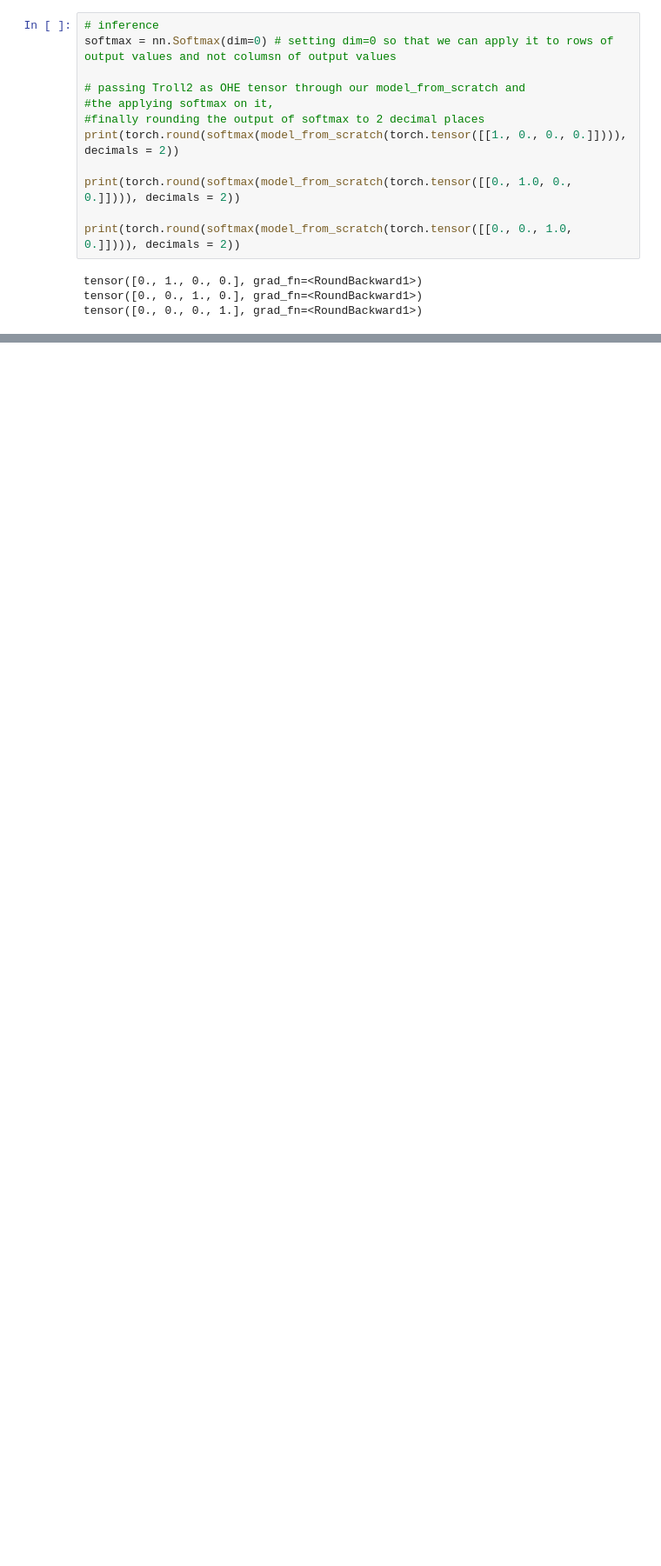
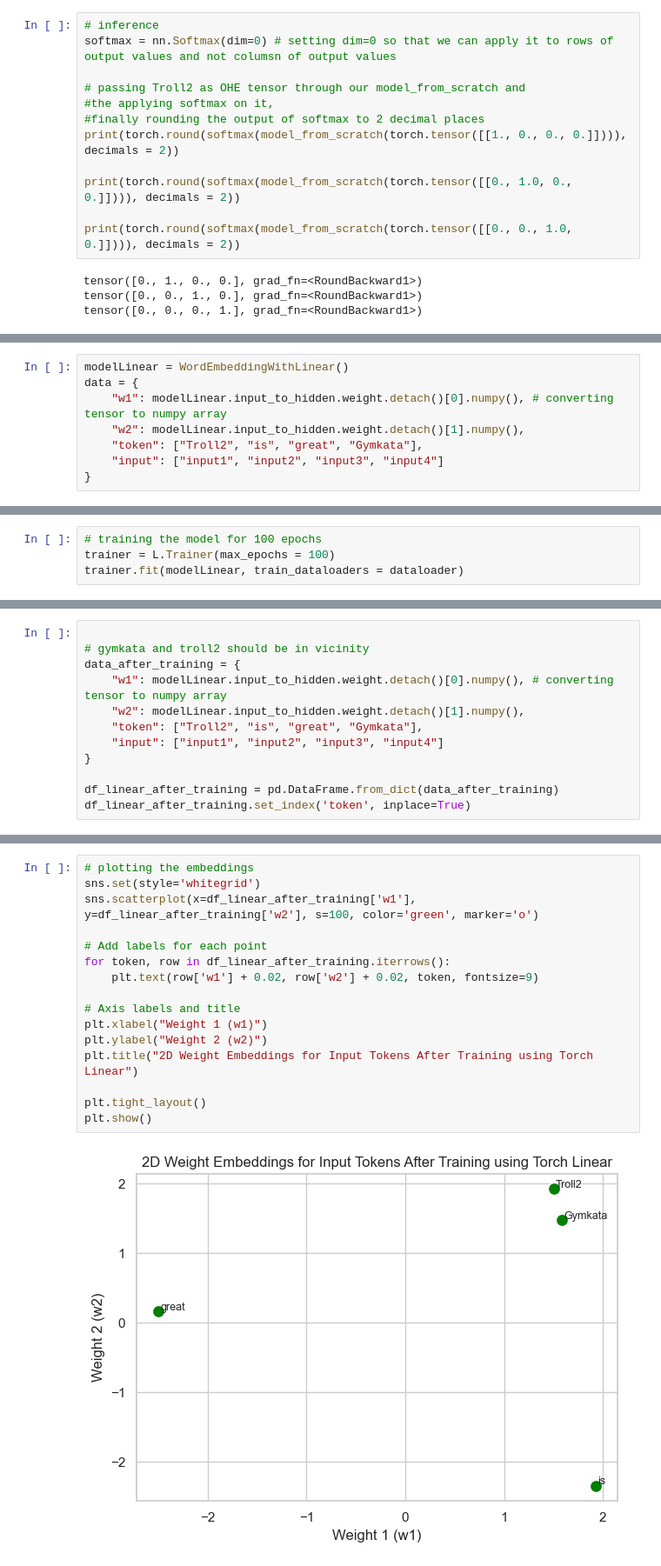
Before and after one commit to kriti-agrawal-52/neural_networks, a Jupyter notebook: word_embedding.ipynb, the cells around one changed output, grey strips where cells are left out. Shown at 87% size. Cells and saved outputs as stored; diff of their text form; blank space fills up the shorter version.

Commit message:
training and inferencing model for word embeddings using torch linear

```diff
--- a/word_embedding.ipynb
+++ b/word_embedding.ipynb
@@ -241,0 +266,8 @@ tensor([0., 0., 0., 1.], grad_fn=<RoundBackward1>)
+# %%
+modelLinear = WordEmbeddingWithLinear()
+data = {
+    "w1": modelLinear.input_to_hidden.weight.detach()[0].numpy(), # converting tensor to numpy array
+    "w2": modelLinear.input_to_hidden.weight.detach()[1].numpy(),
+    "token": ["Troll2", "is", "great", "Gymkata"],
+    "input": ["input1", "input2", "input3", "input4"]
+}
@@ -241,0 +293,4 @@ tensor([0., 0., 0., 1.], grad_fn=<RoundBackward1>)
+# %%
+# training the model for 100 epochs
+trainer = L.Trainer(max_epochs = 100)
+trainer.fit(modelLinear, train_dataloaders = dataloader)
@@ -241,0 +318,12 @@ tensor([0., 0., 0., 1.], grad_fn=<RoundBackward1>)
+# %%
+
+# gymkata and troll2 should be in vicinity
+data_after_training = {
+    "w1": modelLinear.input_to_hidden.weight.detach()[0].numpy(), # converting tensor to numpy array
+    "w2": modelLinear.input_to_hidden.weight.detach()[1].numpy(),
+    "token": ["Troll2", "is", "great", "Gymkata"],
+    "input": ["input1", "input2", "input3", "input4"]
+}
+
+df_linear_after_training = pd.DataFrame.from_dict(data_after_training)
+df_linear_after_training.set_index('token', inplace=True)
@@ -241,0 +339,18 @@ tensor([0., 0., 0., 1.], grad_fn=<RoundBackward1>)
+# %%
+# plotting the embeddings
+sns.set(style='whitegrid')
+sns.scatterplot(x=df_linear_after_training['w1'], y=df_linear_after_training['w2'], s=100, color='green', marker='o')
+
+# Add labels for each point
+for token, row in df_linear_after_training.iterrows():
+    plt.text(row['w1'] + 0.02, row['w2'] + 0.02, token, fontsize=9)
+
+# Axis labels and title
+plt.xlabel("Weight 1 (w1)")
+plt.ylabel("Weight 2 (w2)")
+plt.title("2D Weight Embeddings for Input Tokens After Training using Torch Linear")
+
+plt.tight_layout()
+plt.show()
+# %% [output]
+[figure, added]
```
Also changed, not shown: parts of 7 cells of this notebook.
